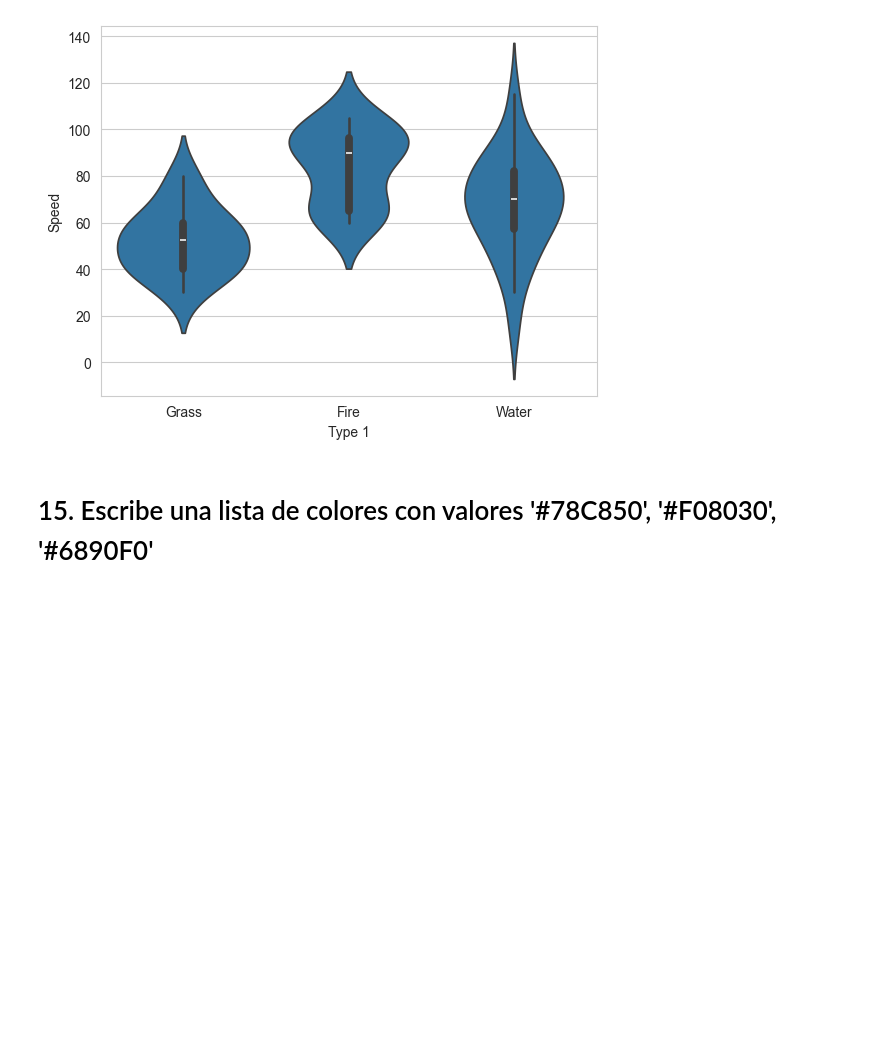
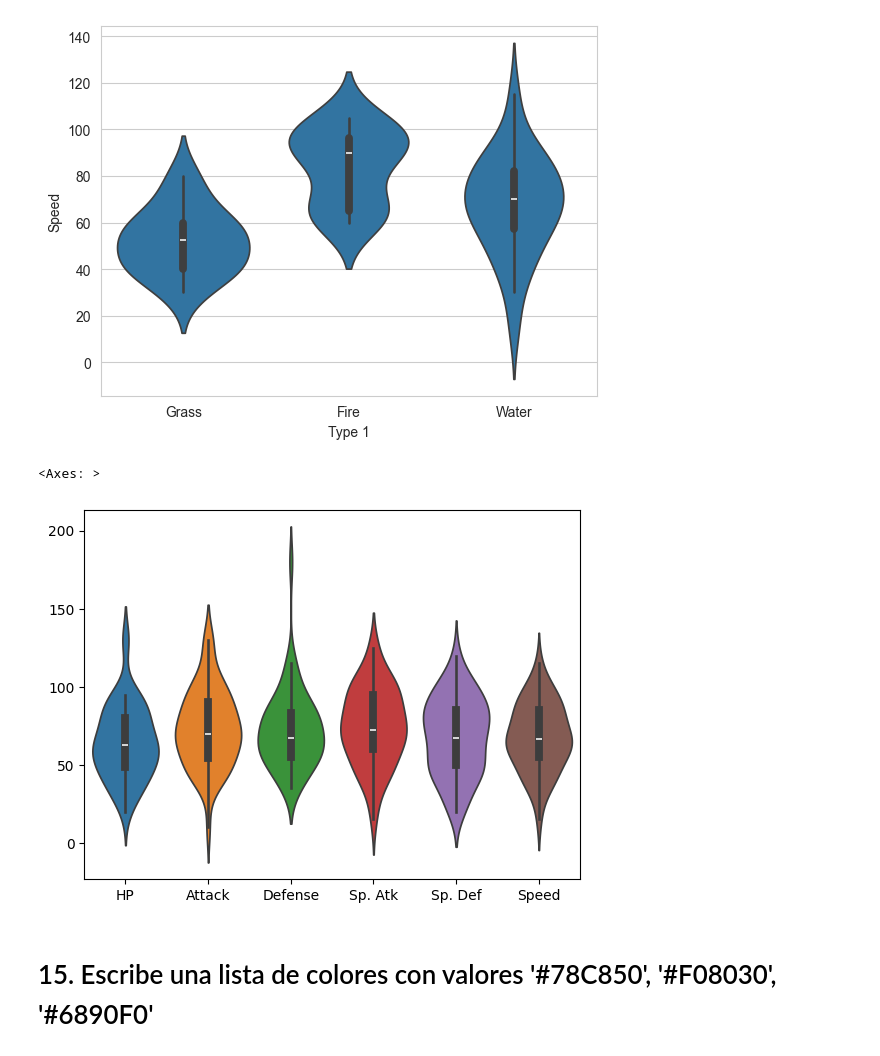
Before and after one commit to naiamerino/2026-02-BILBAO-FT-Data-Science, a Jupyter notebook: 2-Data_Analysis/6-Visualización/2-Seaborn/Ejercicios/ejercicios_SeabornNMG.ipynb, the cells around one changed output. Cells and saved outputs as stored; diff of their text form; code cells hidden in the pictures; blank space fills up the shorter version.

```diff
--- a/2-Data_Analysis/6-Visualización/2-Seaborn/Ejercicios/ejercicios_SeabornNMG.ipynb
+++ b/2-Data_Analysis/6-Visualización/2-Seaborn/Ejercicios/ejercicios_SeabornNMG.ipynb
@@ -130,6 +133,11 @@ sns.violinplot (data=type1filtered, x="Type 1", y= "Speed")
 # %% [output]
 <Axes: xlabel='Type 1', ylabel='Speed'>
 [figure]
+# %%
+sns.violinplot (data=type1filtered)
+# %% [output]
+<Axes: >
+[figure, added]
 # %% [markdown]
 # 15. Escribe una lista de colores con valores '#78C850', '#F08030',  '#6890F0'
 # %%
```
Also changed, not shown: parts of 11 cells of this notebook, 18 other files.
